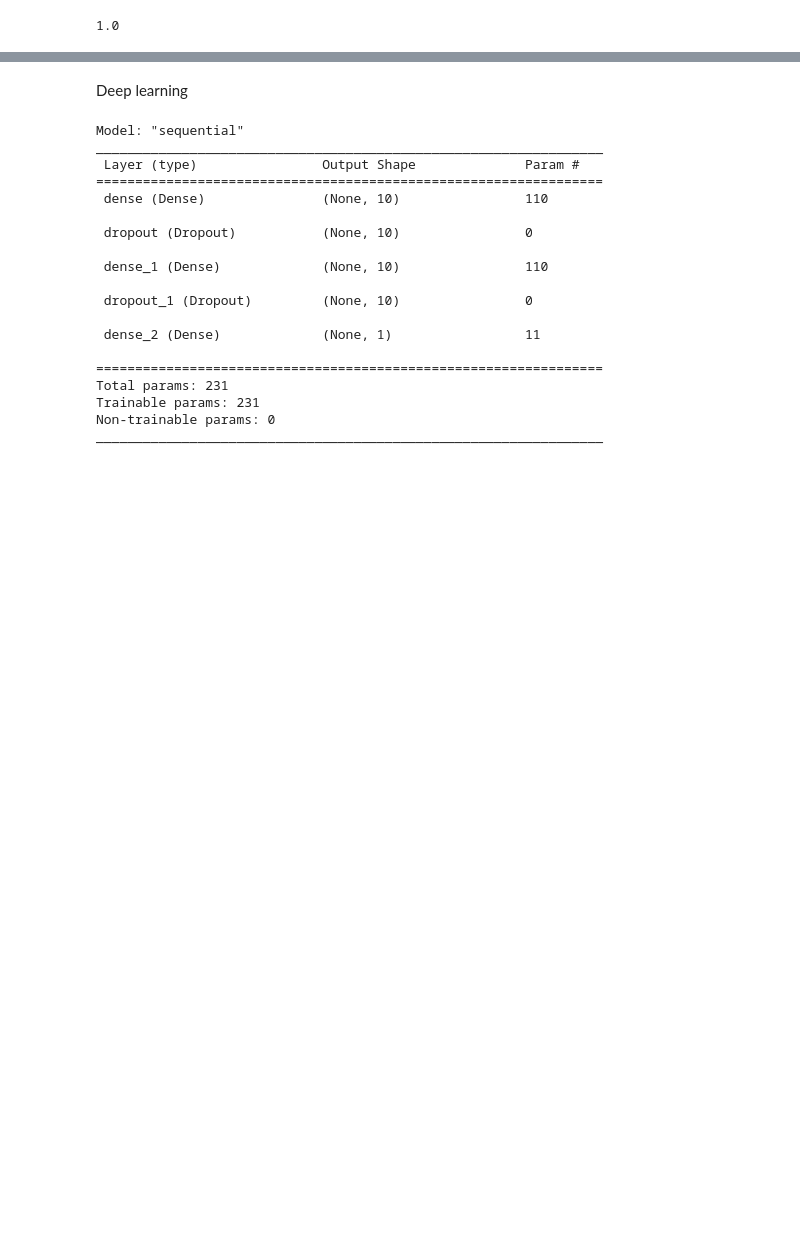
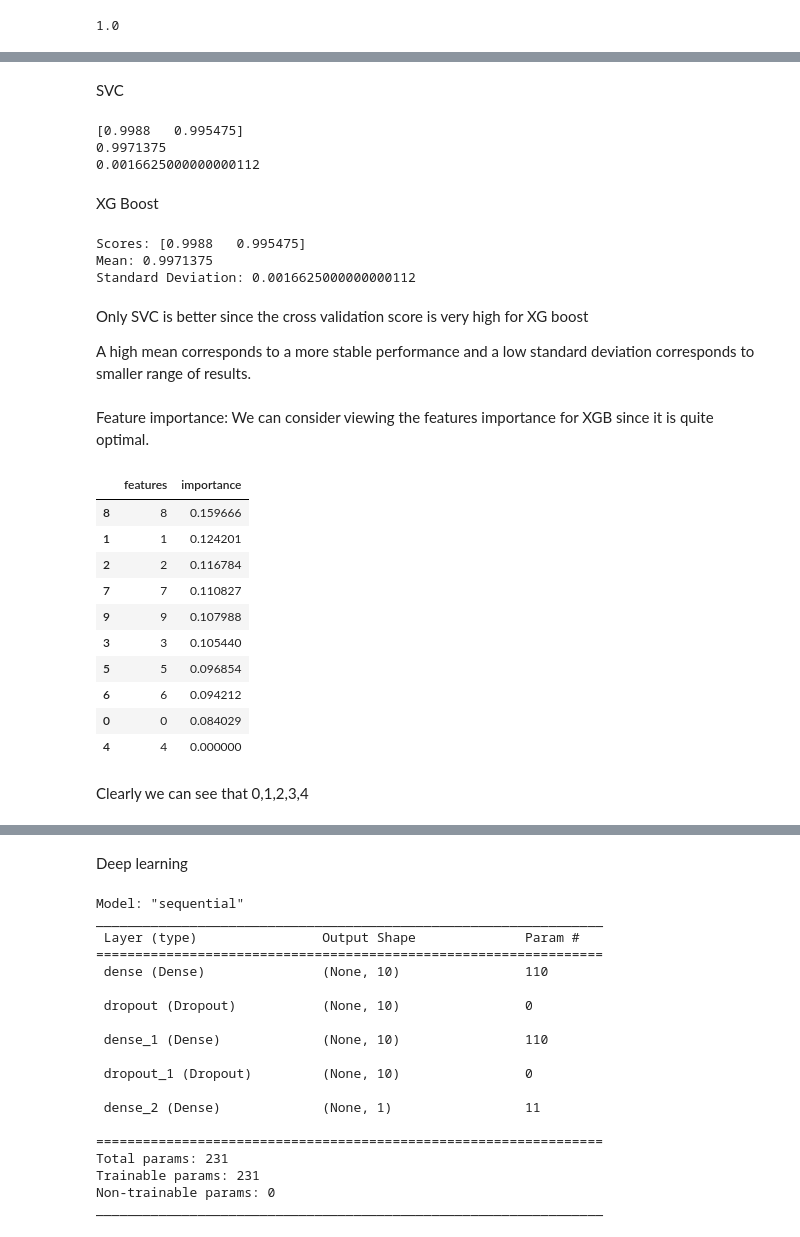
Before and after one commit to satishgc227/Derby-project, a Jupyter notebook: Logistic_Regression,XGB,Random_Forest,Naive_bayes,SVC,Deep_learning.ipynb, the cells around one changed output, grey strips where cells are left out. Saved outputs shown, nothing was run; the diff lists cells and outputs as text; code cells hidden in the pictures; blank space fills up the shorter version.

```diff
--- a/Logistic_Regression,XGB,Random_Forest,Naive_bayes,SVC,Deep_learning.ipynb
+++ b/Logistic_Regression,XGB,Random_Forest,Naive_bayes,SVC,Deep_learning.ipynb
@@ -388,0 +424,2 @@ print(accuracy_score(y_test,preds5))
+# %% [markdown]
+SVC
@@ -388,0 +430,47 @@ print(accuracy_score(y_test,preds5))
+# %%
+print(scores)
+print(scores.mean())
+print(scores.std())
+# %% [output]
+[0.9988   0.995475]
+0.9971375
+0.0016625000000000112
+# %% [markdown]
+XG Boost
+# %%
+xgb_cv = XGBClassifier(n_estimators=100)
+scores = cross_val_score(xgb_cv, X_train, y_train, cv=2, scoring = "accuracy")
+print("Scores:", scores)
+print("Mean:", scores.mean())
+print("Standard Deviation:", scores.std())
+# %% [output]
+Scores: [0.9988   0.995475]
+Mean: 0.9971375
+Standard Deviation: 0.0016625000000000112
+# %% [markdown]
+Only SVC is better since the cross validation score is very high for XG boost
+
+A high mean corresponds to a more stable performance and a low standard deviation corresponds to smaller range of results.
+# %% [markdown]
+Feature importance:
+We can consider viewing the features importance for XGB since it is quite optimal.
+# %%
+X=pd.DataFrame(X)
+importances=pd.DataFrame({'features': X.columns,
+                          'importance' : xgb.feature_importances_})
+
+importances=importances.sort_values(by='importance', ascending=False)
+#importances.set_index('features')
+importances
+# %% [output]
+|  | features | importance |
+| 8 | 8 | 0.159666 |
+| 1 | 1 | 0.124201 |
+| 2 | 2 | 0.116784 |
+| 7 | 7 | 0.110827 |
+| 9 | 9 | 0.107988 |
+| 3 | 3 | 0.105440 |
+| 5 | 5 | 0.096854 |
+| 6 | 6 | 0.094212 |
+| 0 | 0 | 0.084029 |
+| 4 | 4 | 0.000000 |
@@ -388,0 +479,2 @@ print(accuracy_score(y_test,preds5))
+# %% [markdown]
+Clearly we can see that 0,1,2,3,4
```
Also changed, not shown: parts of 28 cells of this notebook.
